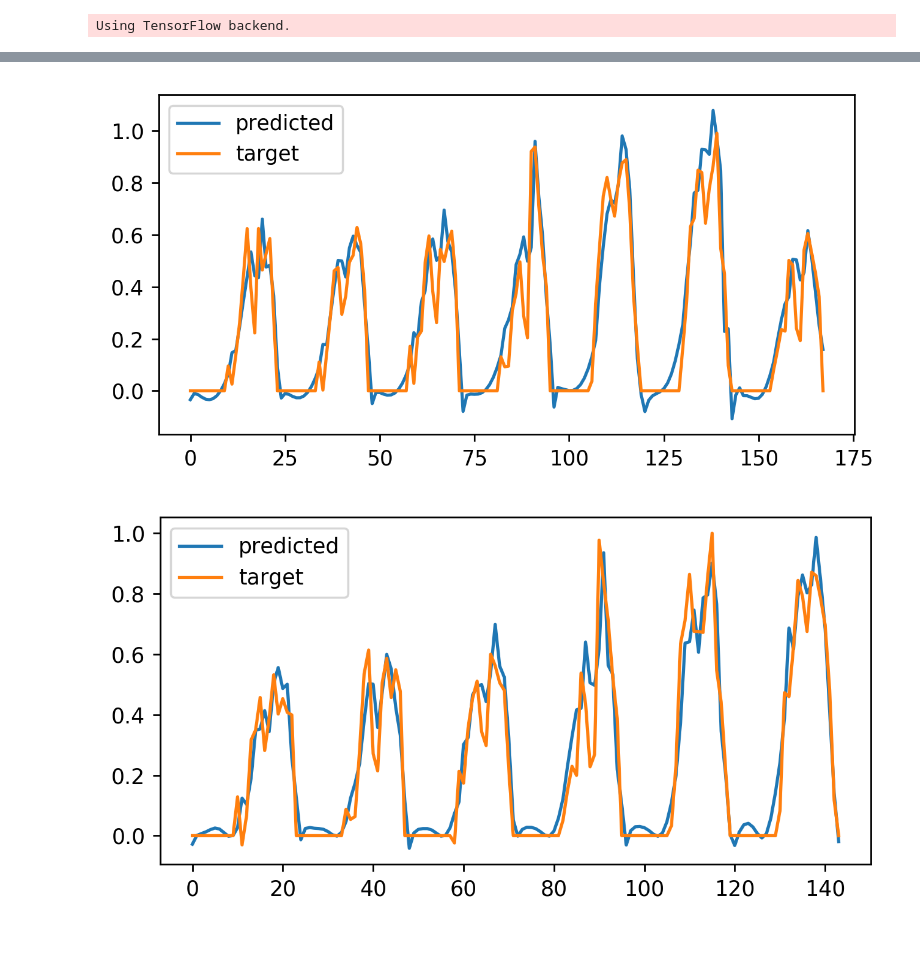
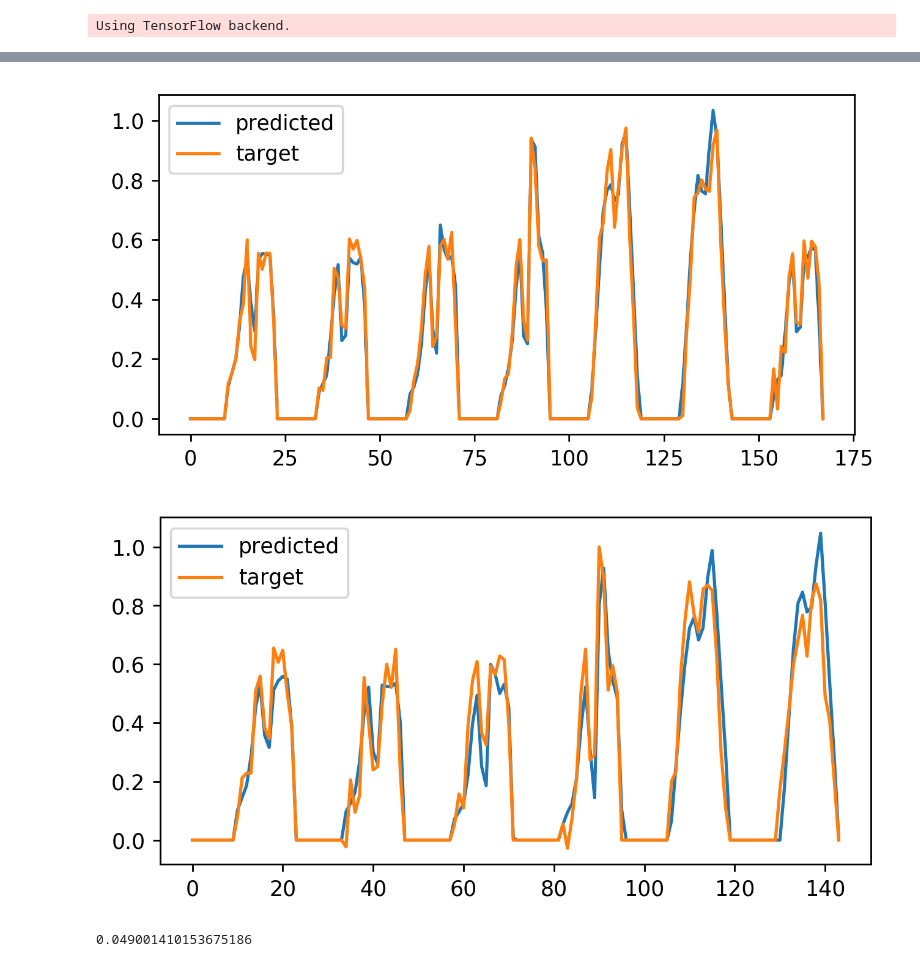
Before and after one commit to vadikko2/Hack_university, a Jupyter notebook: Main.ipynb, the cells around one changed output, grey strips where cells are left out. Drawn from its saved outputs; the diff is of its cells as text; code cells hidden in the pictures.

Commit message:
model learnd

```diff
--- a/Main.ipynb
+++ b/Main.ipynb
@@ -136,0 +84,13 @@ plt.show()
+# %%
+%matplotlib inline
+import matplotlib.pyplot as plt
+import dataGenerator as gen
+
+data_set, weekTest = gen.generate()
+
+plt.figure(figsize = (6,3), dpi = 250)
+plt.plot([d[0] for d in data_set[:24*7]], label = 'trainWeek')
+plt.plot([d[0] for d in weekTest], label = 'testWeek')
+plt.legend()
+plt.yticks()
+plt.show()
@@ -139,5 +101,7 @@ X, Y = models.pad_sequences(data_set)
 
 Y = [d[0] for d in Y]
 
-history = models.fitModel(IRAM, X , Y, 'data/model_weights/RNN_Analys',
-                          val_rate = 0.1, epochs = 1000, batch_size = 1024)
+#history = models.fitModel(IRAM, X , Y, 'data/model_weights/RNN_Analys',
+#                          val_rate = 0.1, epochs = 1000, batch_size = 128)
+
+IRAM = models._load_model('data/model_weights/RNN_Analys')
@@ -169,19 +115,31 @@ plt.plot(Y[:24*7], label = "target")
 plt.legend()
 plt.show()
 # %% [output]
-[figure, old version]
+[figure, new version]
 # %%
 X, Y = models.pad_sequences(weekTest)
 
 Y = [d[0] for d in Y]
 # %%
-YP = IRAM.predict(X)
+import numpy as np
+
+_x = weekTest[:24]
+YP = []
+for i in range(len(weekTest) - 24):
+    p = IRAM.predict(np.array([_x]))
+    _x = _x[1:]
+    _x.append([float(p),weekTest[24 + i][1]])
+    YP.append(float(p))
 
 plt.figure(figsize = (6,3), dpi = 250)
 
 plt.plot(YP, label = "predicted")
 plt.plot(Y, label = "target")
 plt.legend()
 plt.show()
 # %% [output]
-[figure, old version]
+[figure, new version]
+# %%
+print(sum((np.array(YP) - np.array(Y))**2) / len(Y))
+# %% [output]
+0.049001410153675186
```
Also changed, not shown: parts of 5 cells of this notebook, 5 other files.
